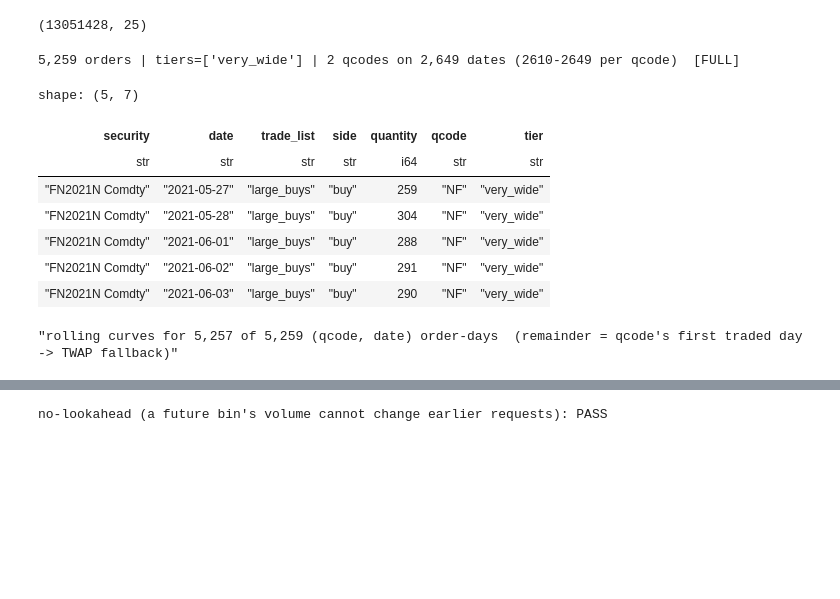
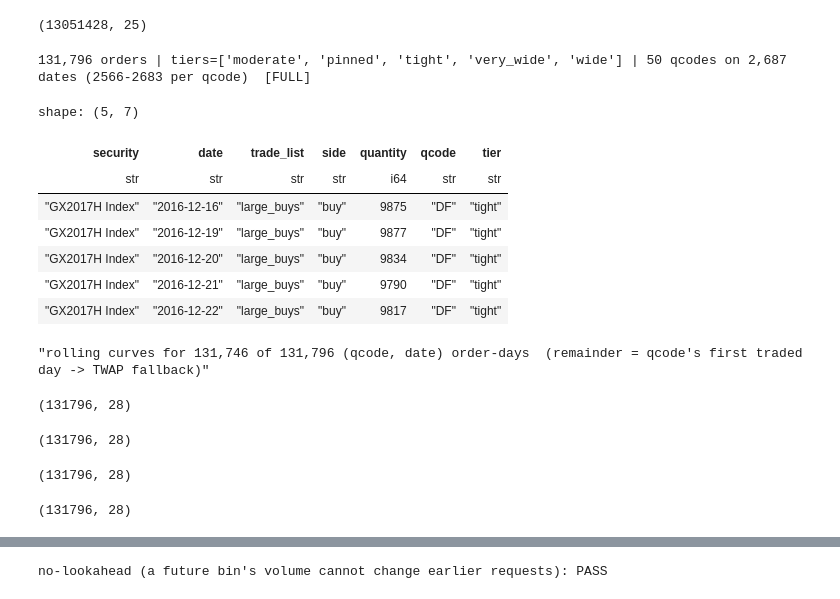
Before and after one commit to qe-internship-lwe/Individual-Project-2, a Jupyter notebook: trade_execution.ipynb, the cells around one changed output, grey strips where cells are left out. Drawn from its saved outputs; the diff is of its cells as text; code cells hidden in the pictures; blank space fills up the shorter version.

```diff
--- a/trade_execution.ipynb
+++ b/trade_execution.ipynb
@@ -311,10 +313,10 @@ QCODE_TIER = {q: t for t, qs in SPREAD_TIERS.items() for q in qs}
 
 # --- Pick which tiers to include (a set; >= 1). e.g. {"pinned"} or {"wide","very_wide"} ---
 INCLUDE_TIERS = {
-    # "pinned",
-    # "tight",
-    # "moderate",
-    # "wide",
+    "pinned",
+    "tight",
+    "moderate",
+    "wide",
     "very_wide",
 }
 
@@ -331,39 +333,39 @@ _pool = (trade_list
          .join(sec_to_qcode, on="security", how="left")
          .join(_tier, on="qcode", how="left")
          .filter(pl.col("qcode").is_not_null() & pl.col("tier").is_in(list(INCLUDE_TIERS))))
 
 if MAX_DATES is None:
     sample_orders = _pool
 else:
     # dates on which EVERY included qcode has an order in this bucket
     n_q = _pool["qcode"].n_unique()
     common_dates = (_pool.group_by("date")
                     .agg(pl.col("qcode").n_unique().alias("nq"))
                     .filter(pl.col("nq") == n_q)
                     .get_column("date"))
     chosen = common_dates.sample(n=min(MAX_DATES, common_dates.len()), shuffle=True, seed=SEED).to_list()
     # one order per (qcode, date): the largest-quantity contract (liquid front month)
     sample_orders = (_pool
                      .filter(pl.col("date").is_in(chosen))
                      .sort(["qcode", "date", "quantity", "security"], descending=[False, False, True, False])
                      .unique(subset=["qcode", "date"], keep="first", maintain_order=True))
 
 _per = sample_orders.group_by("qcode").len()["len"]
 print(f"{sample_orders.height:,} orders | tiers={sorted(INCLUDE_TIERS)} | "
       f"{sample_orders['qcode'].n_unique()} qcodes on {sample_orders['date'].n_unique():,} dates "
       f"({_per.min()}-{_per.max()} per qcode)"
       f"{'  [FULL]' if MAX_DATES is None else f'  [{MAX_DATES}-date sample]'}")
 sample_orders.head()
 # %% [output]
-5,259 orders | tiers=['very_wide'] | 2 qcodes on 2,649 dates (2610-2649 per qcode)  [FULL]
+131,796 orders | tiers=['moderate', 'pinned', 'tight', 'very_wide', 'wide'] | 50 qcodes on 2,687 dates (2566-2683 per qcode)  [FULL]
 shape: (5, 7)
 | security | date | trade_list | side | quantity | qcode | tier |
 | str | str | str | str | i64 | str | str |
-| "FN2021N Comdty" | "2021-05-27" | "large_buys" | "buy" | 259 | "NF" | "very_wide" |
-| "FN2021N Comdty" | "2021-05-28" | "large_buys" | "buy" | 304 | "NF" | "very_wide" |
-| "FN2021N Comdty" | "2021-06-01" | "large_buys" | "buy" | 288 | "NF" | "very_wide" |
-| "FN2021N Comdty" | "2021-06-02" | "large_buys" | "buy" | 291 | "NF" | "very_wide" |
-| "FN2021N Comdty" | "2021-06-03" | "large_buys" | "buy" | 290 | "NF" | "very_wide" |
+| "GX2017H Index" | "2016-12-16" | "large_buys" | "buy" | 9875 | "DF" | "tight" |
+| "GX2017H Index" | "2016-12-19" | "large_buys" | "buy" | 9877 | "DF" | "tight" |
+| "GX2017H Index" | "2016-12-20" | "large_buys" | "buy" | 9834 | "DF" | "tight" |
+| "GX2017H Index" | "2016-12-21" | "large_buys" | "buy" | 9790 | "DF" | "tight" |
+| "GX2017H Index" | "2016-12-22" | "large_buys" | "buy" | 9817 | "DF" | "tight" |
 # %%
 # Trailing-window spread & liquidity curves (LOOKAHEAD-FREE). For each order we
 # estimate the per-bin spread/volume profile from ONLY that qcode's previous
@@ -378,34 +380,42 @@ params = {"curves": curves}
 n_keys = sample_orders.select("qcode", "date").n_unique()
 f"rolling curves for {len(curves):,} of {n_keys:,} (qcode, date) order-days  "f"(remainder = qcode's first traded day -> TWAP fallback)"
 # %% [output]
-"rolling curves for 5,257 of 5,259 (qcode, date) order-days  (remainder = qcode's first traded day -> TWAP fallback)"
+"rolling curves for 131,746 of 131,796 (qcode, date) order-days  (remainder = qcode's first traded day -> TWAP fallback)"
 # %%
 # TWAP baseline (run_trade_list filters orders to the bucket)
-# twap_fills_full = run_trade_list(full_bins, sample_orders, trade_list=BUCKET, strategy=twap_schedule)
-# twap_summary_full = summarise_fills(twap_fills_full)
-# twap_summary_full.shape
+twap_fills_full = run_trade_list(full_bins, sample_orders, trade_list=BUCKET, strategy=twap_schedule)
+twap_summary_full = summarise_fills(twap_fills_full)
+twap_summary_full.shape
+# %% [output]
+(131796, 28)
 # %%
 # VWAP on the trailing-22-day volume curve (deployable, lookahead-free)
-# vwap_fills_full = run_trade_list(full_bins, sample_orders, trade_list=BUCKET,
-#                                  strategy=vwap_static, strategy_params=params)
-# vwap_summary_full = summarise_fills(vwap_fills_full)
-# vwap_summary_full.shape
+vwap_fills_full = run_trade_list(full_bins, sample_orders, trade_list=BUCKET,
+                                 strategy=vwap_static, strategy_params=params)
+vwap_summary_full = summarise_fills(vwap_fills_full)
+vwap_summary_full.shape
+# %% [output]
+(131796, 28)
 # %%
 # Cost-minimising allocation over the trailing-22-day spread + liquidity curves
-# liqspr_fills_full = run_trade_list(full_bins, sample_orders, trade_list=BUCKET,
-#                                    strategy=liq_spr_static, strategy_params=params)
-# liqspr_summary_full = summarise_fills(liqspr_fills_full)
-# liqspr_summary_full.shape
+liqspr_fills_full = run_trade_list(full_bins, sample_orders, trade_list=BUCKET,
+                                   strategy=liq_spr_static, strategy_params=params)
+liqspr_summary_full = summarise_fills(liqspr_fills_full)
+liqspr_summary_full.shape
+# %% [output]
+(131796, 28)
 # %%
 # Adaptive (receding-horizon) VWAP: starts from the trailing profile, then tilts
 # the remaining schedule toward bins it now expects to be busier, using the
 # short-horizon volume clustering (rho = AR(1) persistence). Strictly causal --
 # bin k's request uses only volume[:k]; rho is a fixed constant (no lookahead).
-# adaptive_fills_full = run_trade_list(full_bins, sample_orders, trade_list=BUCKET,
-#                                      strategy=vwap_adaptive,
-#                                      strategy_params={**params, "rho": 0.5, "recent": 3})
-# adaptive_summary_full = summarise_fills(adaptive_fills_full)
-# adaptive_summary_full.shape
+adaptive_fills_full = run_trade_list(full_bins, sample_orders, trade_list=BUCKET,
+                                     strategy=vwap_adaptive,
+                                     strategy_params={**params, "rho": 0.5, "recent": 3})
+adaptive_summary_full = summarise_fills(adaptive_fills_full)
+adaptive_summary_full.shape
+# %% [output]
+(131796, 28)
 # %%
 # Adaptive VWAP v2 (constant participation, AR volume-surprise): scales the next
 # slice by a one-step volume-surprise forecast, trades, then renormalises the
```
Also changed, not shown: parts of 11 cells of this notebook, 4 other files.
